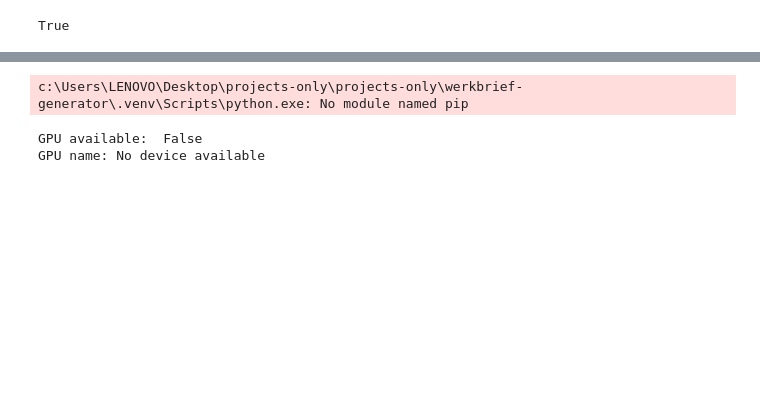
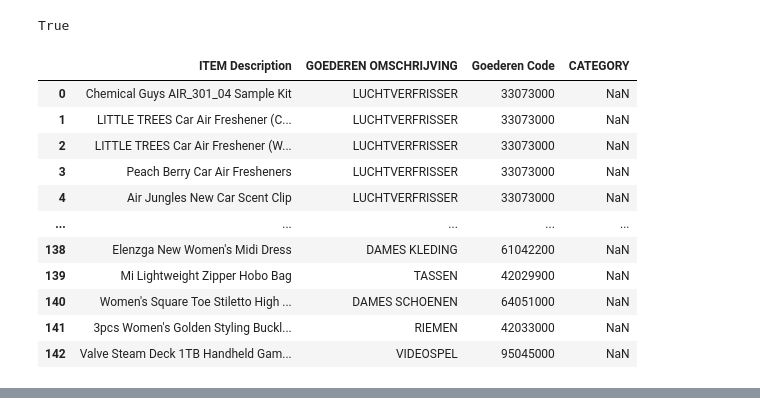
Before and after one commit to MuhammadDevX/DeepSeek-RAG-for-PDF-to-WerkBrief, a Jupyter notebook: knowledgebase/createKnowledgebase.ipynb, the cells around one changed output, grey strips where cells are left out. Saved outputs shown, nothing was run; the diff lists cells and outputs as text; code cells hidden in the pictures; blank space fills up the shorter version.

```diff
--- a/knowledgebase/createKnowledgebase.ipynb
+++ b/knowledgebase/createKnowledgebase.ipynb
@@ -15,5 +17,17 @@ load_dotenv(override=True)
 # %% [output]
 True
 # %%
-%pip install torch accelerate vllm transformers
+df
 # %% [output]
+|  | ITEM Description | GOEDEREN OMSCHRIJVING | Goederen Code | CATEGORY |
+| 0 | Chemical Guys AIR_301_04 Sample Kit | LUCHTVERFRISSER | 33073000 | NaN |
+| 1 | LITTLE TREES Car Air Freshener (C... | LUCHTVERFRISSER | 33073000 | NaN |
+| 2 | LITTLE TREES Car Air Freshener (W... | LUCHTVERFRISSER | 33073000 | NaN |
+| 3 | Peach Berry Car Air Fresheners | LUCHTVERFRISSER | 33073000 | NaN |
+| 4 | Air Jungles New Car Scent Clip | LUCHTVERFRISSER | 33073000 | NaN |
+| ... | ... | ... | ... | ... |
+| 138 | Elenzga New Women's Midi Dress | DAMES KLEDING | 61042200 | NaN |
+| 139 | Mi Lightweight Zipper Hobo Bag | TASSEN | 42029900 | NaN |
+| 140 | Women's Square Toe Stiletto High ... | DAMES SCHOENEN | 64051000 | NaN |
+| 141 | 3pcs Women's Golden Styling Buckl... | RIEMEN | 42033000 | NaN |
+| 142 | Valve Steam Deck 1TB Handheld Gam... | VIDEOSPEL | 95045000 | NaN |
@@ -21,8 +34,0 @@ Note: you may need to restart the kernel to use updated packages.
-c:\Users\LENOVO\Desktop\projects-only\projects-only\werkbrief-generator\.venv\Scripts\python.exe: No module named pip
-# %%
-import torch
-print("GPU available: ",torch.cuda.is_available())
-print("GPU name:",torch.cuda.get_device_name() if torch.cuda.is_available() else "No device available")
-# %% [output]
-GPU available:  False
-GPU name: No device available
```
Also changed, not shown: parts of 9 cells of this notebook, 9 other files.
